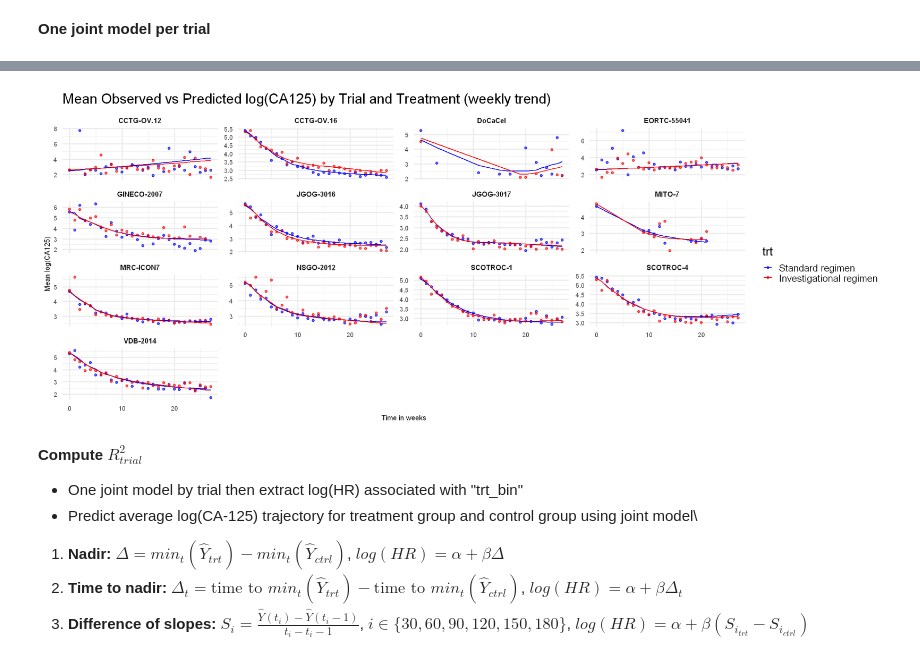
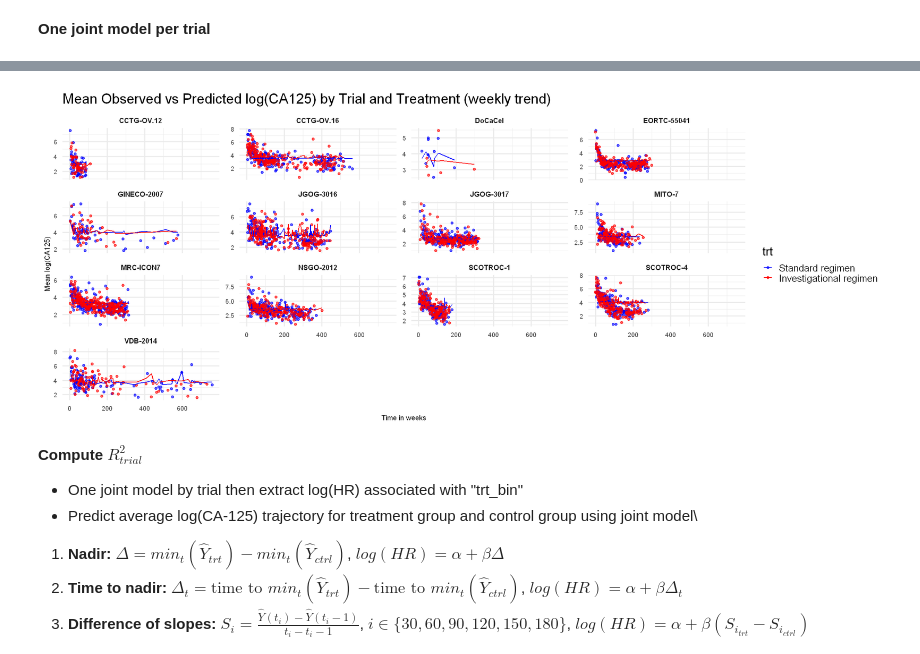
Before and after one commit to Kodro23/Surrogacy_evaluation_CA125, a Jupyter notebook: notebooks/CA125.ipynb, the cells around one changed output, grey strips where cells are left out. Cells and saved outputs as stored; diff of their text form; code cells hidden in the pictures.

```diff
--- a/notebooks/CA125.ipynb
+++ b/notebooks/CA125.ipynb
@@ -98,0 +129,20 @@ A tibble: 1 × 3
+# %%
+
+#Survival vs treatment
+ca125_all_6$trt_bin <- factor(ca125_all_6$trt_bin,
+                         levels = c(0, 1))
+
+km_trt <- survfit(Surv(pfs_time_d, as.numeric(as.character(pfs_statut))) ~ trt_bin,
+              data = ca125_all_6[!duplicated(ca125_all_6$id), ])
+
+plot(km_trt,
+     col = c("blue", "red"),
+     lwd = 2,
+     xlab = "Time (days)",
+     ylab = "Survival probability",
+     mark.time = FALSE)
+
+legend("bottomleft",
+       legend = c("Standard", "Investigational"),
+       col = c("blue", "red"),
+       lwd = 1)
@@ -1377,0 +1371,8 @@ Warning message in Surv(time = c(1189.9999999925, 1189.9999999925, 1189.99999999
+# %%
+results_list<-load("results/summaries/results_list.RData")
+weekly_predictions<-load("results/summaries/weekly_predictions.RData")
+average_values<-load("results/summaries/average_values.RData")
+
+trial_results <- bind_rows(results_list)
+trial_weekly_predictions <- bind_rows(weekly_predictions)
+trial_summary <- bind_rows(average_values)
@@ -1378,32 +1414,32 @@ Warning message in Surv(time = c(1189.9999999925, 1189.9999999925, 1189.99999999
 # %%
 # Comparison between real trajectories and predicited ones
 options(repr.plot.width = 20, repr.plot.height = 8)
-trial_summary_all3 %>%
+trial_weekly_predictions %>%
   mutate(trt = factor(trt, levels = c(0, 1),
                         labels = c("Standard regimen", "Investigational regimen")))%>%
   ggplot(aes(x = week, color = trt, group = trt)) +
   geom_point(aes(y = log_ca125_week),
              alpha = 0.6, size = 1.6) +
   geom_line(aes(y = log_ca125_pred_week),
             linewidth = 0.8) +
   facet_wrap(~ trialid, scales = "free_y") +
   scale_color_manual(values = c(
     "Standard regimen" = "blue",
     "Investigational regimen" = "red"
   )) +
   labs(
     title = "Mean Observed vs Predicted log(CA125) by Trial and Treatment (weekly trend)",
     x = "Time in weeks",
     y = "Mean log(CA125)"
   ) +
   theme_minimal(base_size=20) +
   theme(
     strip.text = element_text(size = 12, face = "bold"),
     axis.text = element_text(size = 11),
     axis.title = element_text(size = 12)
   )
 # %% [output]
-[figure, old version]
+[figure, new version]
 # %% [markdown]
 **Compute $R^2_{trial}$**
 - One joint model by trial then extract log(HR) associated with "trt_bin"
```
Also changed, not shown: parts of 18 cells of this notebook, 13 other files.
